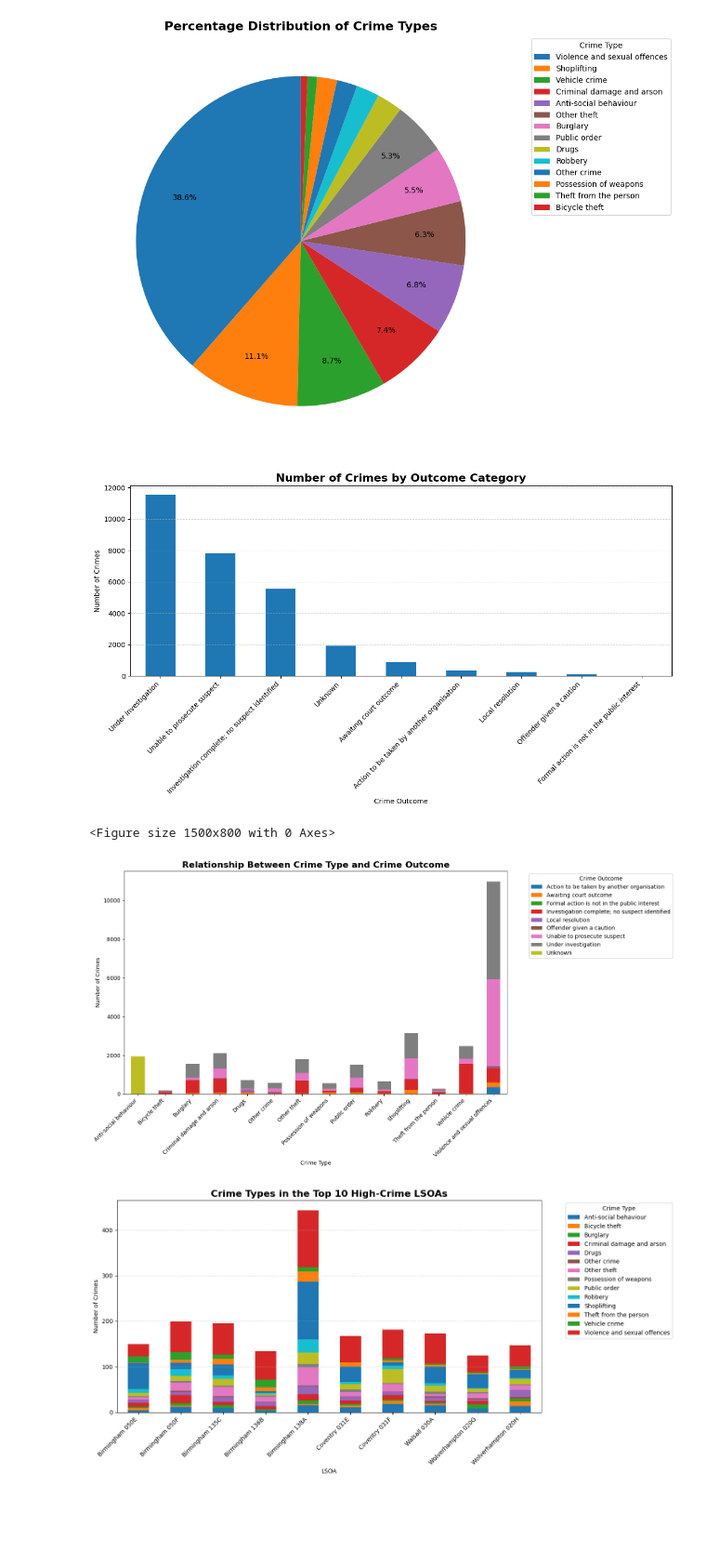
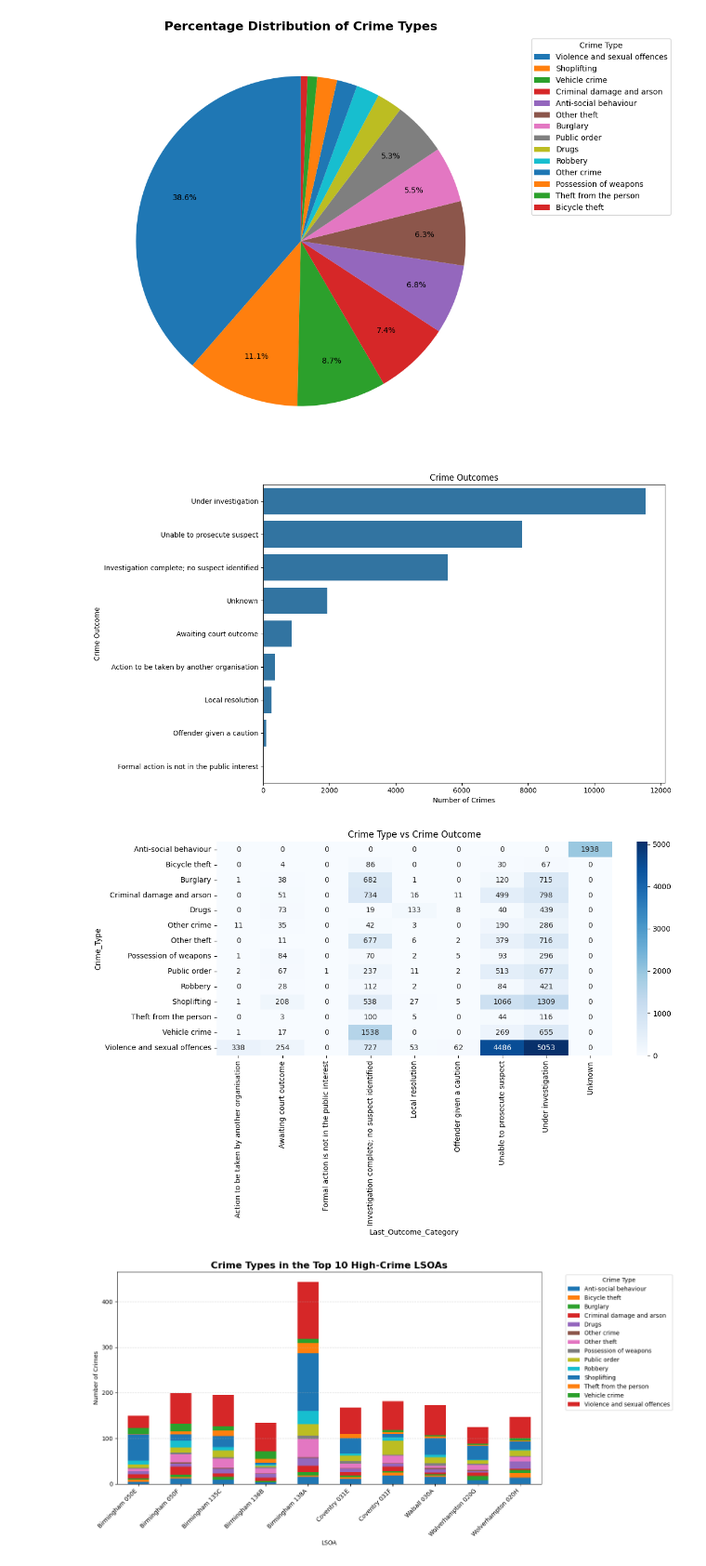
Before and after one commit to samuelkimaru2006-png/DSA-1080-project, a Jupyter notebook: notebooks/analysis.ipynb, the cells around one changed output. Shown at 93% size. Cells and saved outputs as stored; diff of their text form; code cells hidden in the pictures; blank space fills up the shorter version.

```diff
--- a/notebooks/analysis.ipynb
+++ b/notebooks/analysis.ipynb
@@ -363,84 +395,58 @@ plt.show()
 outcomes = df["Last_Outcome_Category"].value_counts()
 outcomes
 
-import matplotlib.pyplot as plt
+plt.figure(figsize=(12,7))
 
-plt.figure(figsize=(12, 7))
+sns.countplot(
+    data=df,
+    y="Last_Outcome_Category",
+    order=df["Last_Outcome_Category"].value_counts().index
+)
 
-outcomes.plot(kind="bar")
-
-plt.title("Number of Crimes by Outcome Category",
-          fontsize=16,
-          fontweight="bold")
-
-plt.xlabel("Crime Outcome")
-plt.ylabel("Number of Crimes")
-
-plt.xticks(rotation=45, ha="right")
-
-plt.grid(axis="y", linestyle="--", alpha=0.5)
+plt.title("Crime Outcomes")
+plt.xlabel("Number of Crimes")
+plt.ylabel("Crime Outcome")
 
 plt.tight_layout()
 
-# Save the chart
-plt.savefig("../visuals/crime_outcomes_bar_chart.png",
+plt.savefig("../visuals/seaborn_outcomes.png",
             dpi=300,
             bbox_inches="tight")
 
 plt.show()
 # %% [output]
-[figure, old version]
+[figure, new version]
 # %%
 #Analysis Question 8: Is there a relationship between crime type and crime outcome?
 pd.crosstab(df["Crime_Type"], df["Last_Outcome_Category"])
 
 crime_outcome = pd.crosstab(
     df["Crime_Type"],
     df["Last_Outcome_Category"]
 )
 
 crime_outcome
 
-import matplotlib.pyplot as plt
+plt.figure(figsize=(12,8))
 
-plt.figure(figsize=(15, 8))
-
-crime_outcome.plot(
-    kind="bar",
-    stacked=True,
-    figsize=(15, 8)
+sns.heatmap(
+    crime_outcome,
+    cmap="Blues",
+    annot=True,
+    fmt="d"
 )
 
-plt.title(
-    "Relationship Between Crime Type and Crime Outcome",
-    fontsize=16,
-    fontweight="bold"
-)
-
-plt.xlabel("Crime Type")
-plt.ylabel("Number of Crimes")
-
-plt.xticks(rotation=45, ha="right")
-
-plt.legend(
-    title="Crime Outcome",
-    bbox_to_anchor=(1.05, 1),
-    loc="upper left"
-)
+plt.title("Crime Type vs Crime Outcome")
 
 plt.tight_layout()
 
-# Save the visualization
-plt.savefig(
-    "../visuals/crime_type_vs_outcome.png",
-    dpi=300,
-    bbox_inches="tight"
-)
+plt.savefig("../visuals/crime_heatmap.png",
+            dpi=300,
+            bbox_inches="tight")
 
 plt.show()
 # %% [output]
-<Figure size 1500x800 with 0 Axes>
-[figure, old version]
+[figure, new version]
 # %%
 # Analysis Question 9: Which crime types are most common in the top 10 high-crime neighbourhoods (LSOAs)?
 
```
Also changed, not shown: parts of 4 cells of this notebook.
